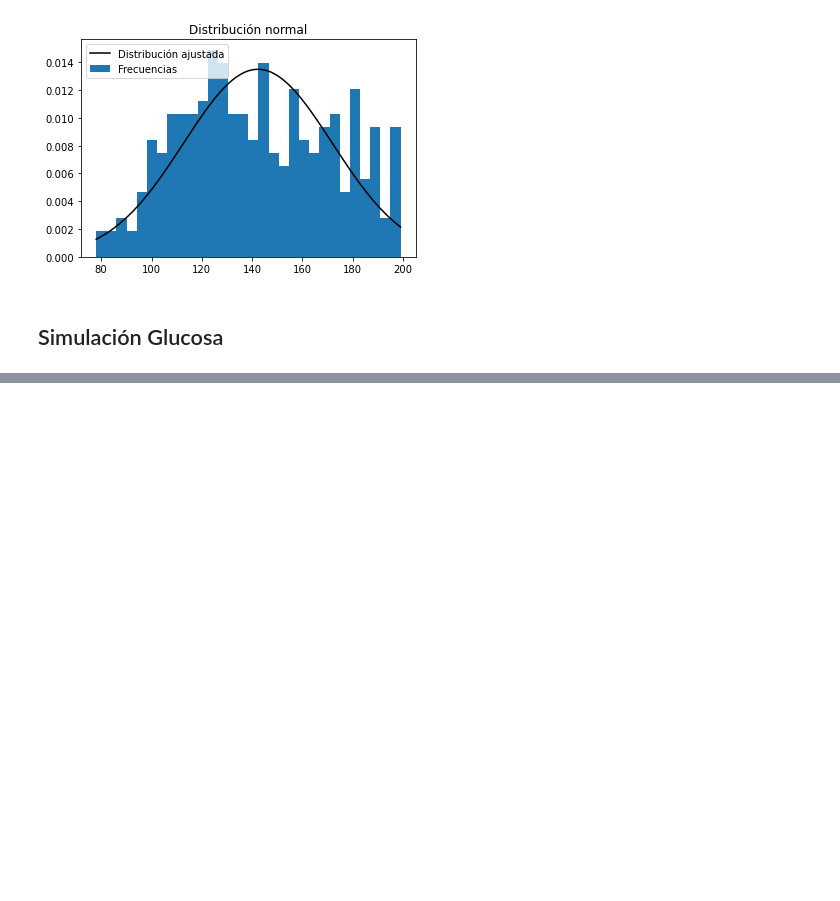
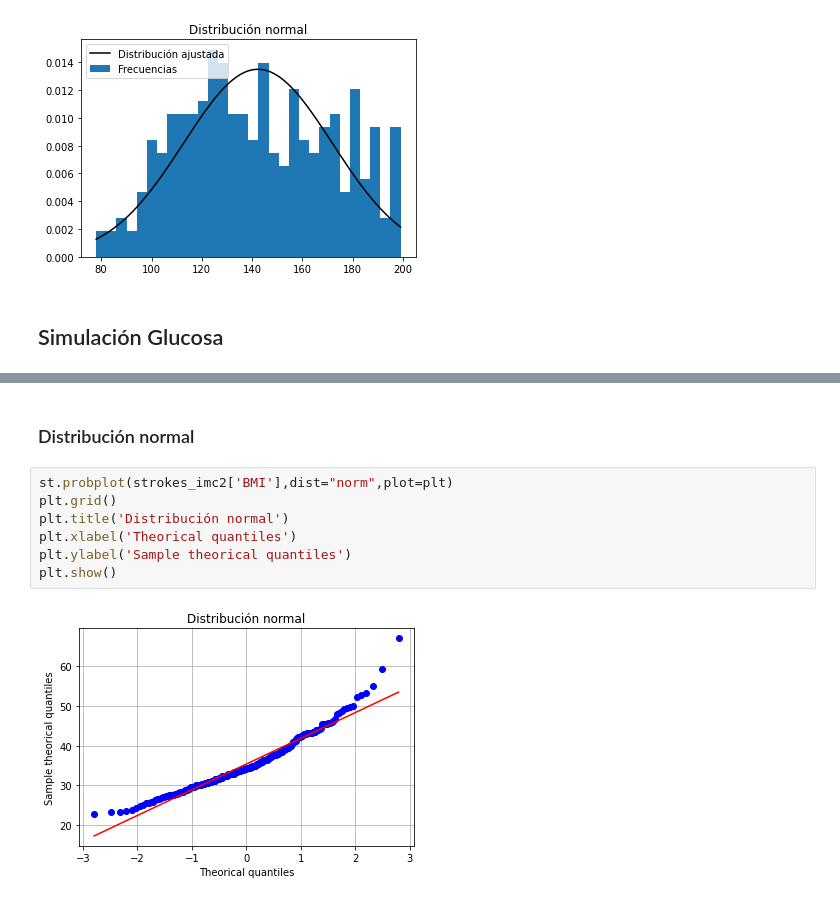
Before and after one commit to Carolina1002/PROYECTO_CBARBA_MAOCHOA, a Jupyter notebook: Proyecto_CBARBA_MAOCHOA.ipynb, the cells around one changed output, grey strips where cells are left out. Cells and saved outputs as stored; diff of their text form; blank space fills up the shorter version.

```diff
--- a/Proyecto_CBARBA_MAOCHOA.ipynb
+++ b/Proyecto_CBARBA_MAOCHOA.ipynb
@@ -198,0 +223,11 @@ montecarlo_standar.mean()
+# %% [markdown]
+### Distribución normal
+# %%
+st.probplot(strokes_imc2['BMI'],dist="norm",plot=plt)
+plt.grid()
+plt.title('Distribución normal')
+plt.xlabel('Theorical quantiles')
+plt.ylabel('Sample theorical quantiles')
+plt.show()
+# %% [output]
+[figure, added]
```
Also changed, not shown: parts of 23 cells of this notebook.
